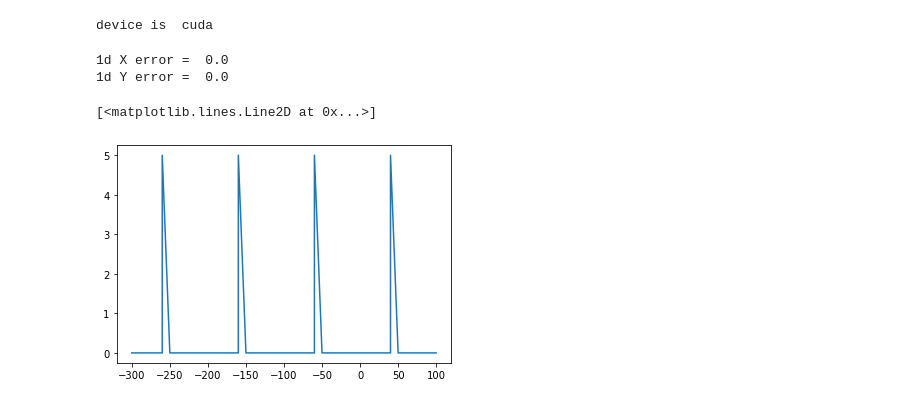
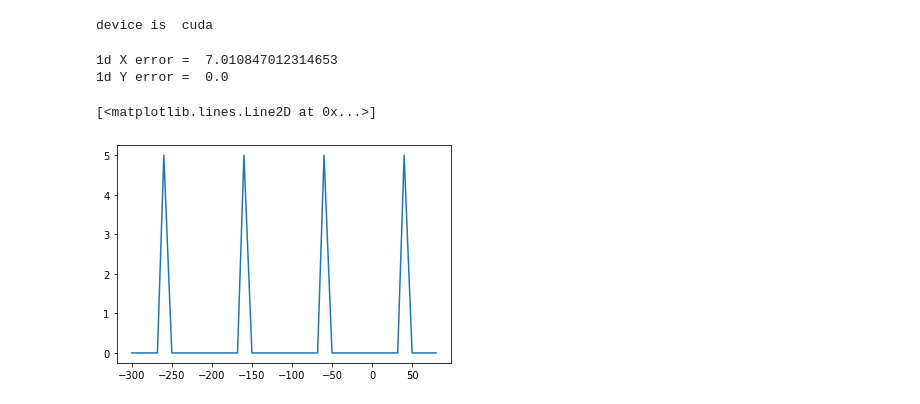
Before and after one commit to zongyi-li/Geo-FNO-catheter, a Jupyter notebook: data_design.ipynb, the cells around one changed output. Saved outputs shown, nothing was run; the diff lists cells and outputs as text; code cells hidden in the pictures.

```diff
--- a/data_design.ipynb
+++ b/data_design.ipynb
@@ -20,19 +20,18 @@ print("device is ", (device))
 # %% [output]
 device is  cuda
 # %%
-def catheter_mesh_1d(x2, x3, h, ncx1, ncx2, ncx3, ncx4):
-    x1 = 40
+def catheter_mesh_1d(Lx, x2, x3, h, ncx1, ncx2, ncx3, ncx4):
+    x1 = 0.4*Lx
     # ncy = 20
 
     Ly = 20
 
-
-    Lx = 100
     # ncx1, ncx2, ncx3, ncx4 = 20, 10, 10, 20
     ncx = ncx1 + ncx2 + ncx3 + ncx4
 
     xx = torch.zeros(ncx+1, dtype=torch.float).to(device)
-    xx[0:ncx1] = torch.linspace(0,  x1 - x1/ncx1, ncx1, dtype=torch.float)
+    xx_ref = torch.linspace(0, 1-1/ncx1, ncx1)
+    xx[0:ncx1] = 0*(1 - xx_ref) + (x1 - x1/ncx1)*xx_ref
     xx_ref = torch.linspace(0, 1-1/ncx2, ncx2)
     xx[ncx1:ncx1+ncx2] = x1*(1 - xx_ref) + ((x1+x3)/2) * xx_ref
     xx_ref = torch.linspace(0, 1-1/ncx3, ncx3)
@@ -72,26 +71,25 @@ def catheter_mesh_1d(x2, x3, h, ncx1, ncx2, ncx3, ncx4):
     return X_Y, xx, yy
 
 
-def Theta2Mesh_1d(theta):
-    x2, x3, h = theta
+def Theta2Mesh_1d(Lx, x2, x3, h):
     ncx1, ncx2, ncx3, ncx4 = 50, 50, 50, 50
-    X_Y, X, Y = catheter_mesh_1d(x2, x3, h, ncx1, ncx2, ncx3, ncx4)
+    X_Y, X, Y = catheter_mesh_1d(Lx, x2, x3, h, ncx1, ncx2, ncx3, ncx4)
     return X_Y, X, Y
 # %%
-x2, x3, h = 40, 50, 5
+Lx, x2, x3, h = 80, 40, 50, 5
 ncx1, ncx2, ncx3, ncx4 = 5, 2, 2, 5
-X0,Y0 = numpy_catheter_mesh_1d(x2, x3, h, ncx1, ncx2, ncx3, ncx4, plot_or_not = False)
-X_Y, X, Y = catheter_mesh_1d(x2, x3, h, ncx1, ncx2, ncx3, ncx4)
+X0,Y0 = numpy_catheter_mesh_1d(Lx, x2, x3, h, ncx1, ncx2, ncx3, ncx4, plot_or_not = False)
+X_Y, X, Y = catheter_mesh_1d(Lx, x2, x3, h, ncx1, ncx2, ncx3, ncx4)
 
 
 
 print("1d X error = ", np.linalg.norm(X0 - X.cpu().numpy()))
 print("1d Y error = ", np.linalg.norm(Y0 - Y.cpu().numpy()))
 
 X_Y = X_Y.cpu().numpy()
 plt.plot(X_Y[0, :, 0], X_Y[0, :, 1])
 # %% [output]
-1d X error =  0.0
+1d X error =  7.010847012314653
 1d Y error =  0.0
 [<matplotlib.lines.Line2D at 0x...>]
-[figure, old version]
+[figure, new version]
```
Also changed, not shown: parts of 2 cells of this notebook, 4 other files.
